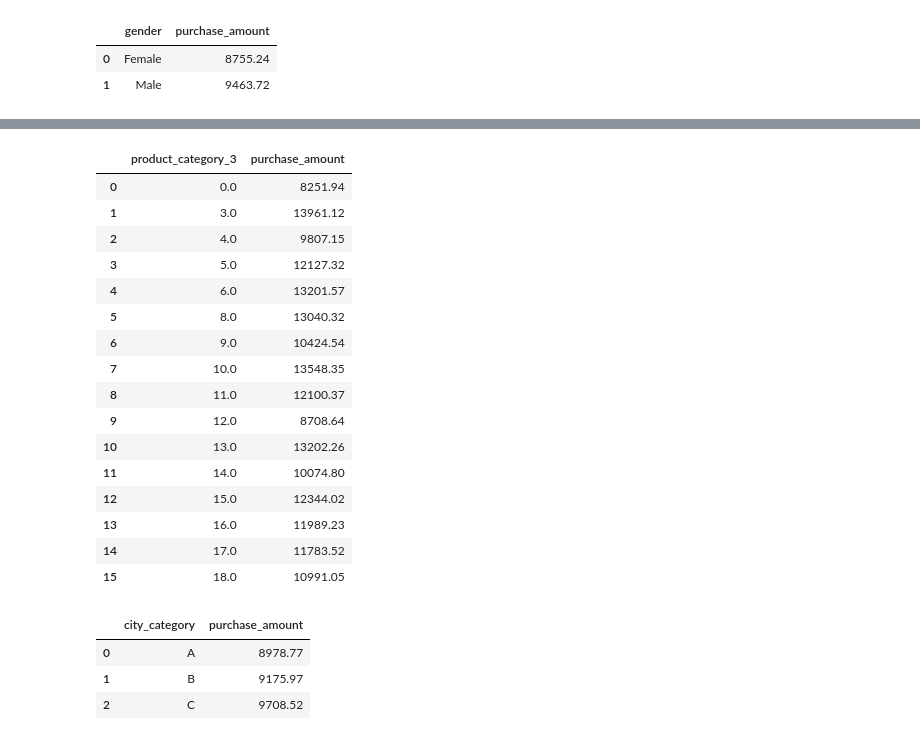
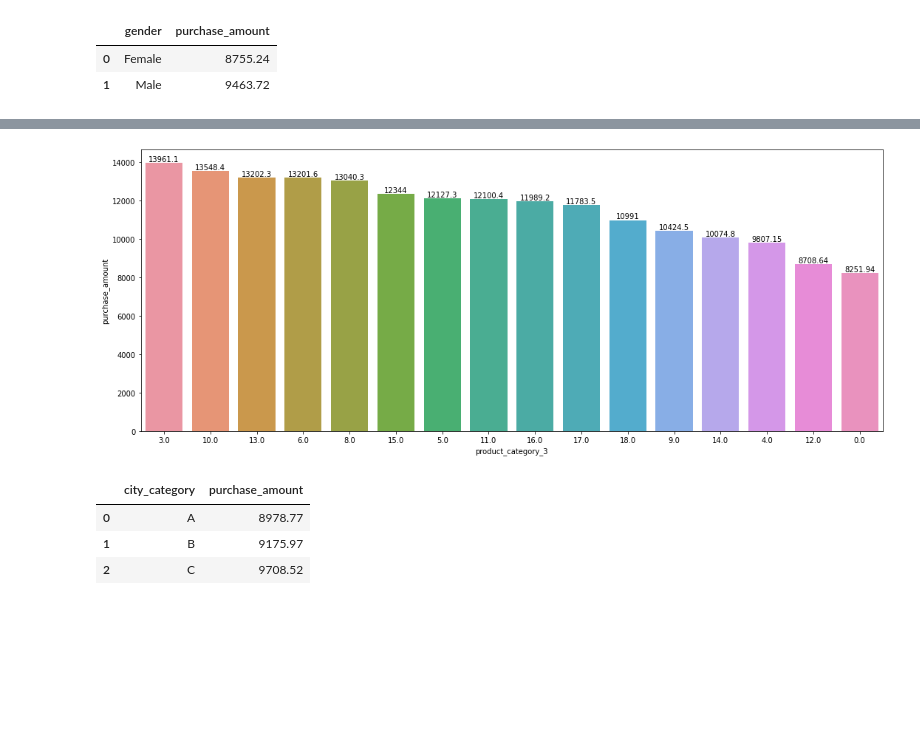
Before and after one commit to kirandhasade/Black_Friday_Analysis, a Jupyter notebook: Black friday.ipynb, the cells around one changed output, grey strips where cells are left out. Drawn from its saved outputs; the diff is of its cells as text; code cells hidden in the pictures; blank space fills up the shorter version.

```diff
--- a/Black friday.ipynb
+++ b/Black friday.ipynb
@@ -505,23 +491,7 @@ analysis_df.groupby('product_category_2')['purchase_amount'].mean().reset_index(
-# %%
-analysis_df.groupby('product_category_3')['purchase_amount'].mean().reset_index().round(2)
-# %% [output]
-|  | product_category_3 | purchase_amount |
-| 0 | 0.0 | 8251.94 |
-| 1 | 3.0 | 13961.12 |
-| 2 | 4.0 | 9807.15 |
-| 3 | 5.0 | 12127.32 |
-| 4 | 6.0 | 13201.57 |
-| 5 | 8.0 | 13040.32 |
-| 6 | 9.0 | 10424.54 |
-| 7 | 10.0 | 13548.35 |
-| 8 | 11.0 | 12100.37 |
-| 9 | 12.0 | 8708.64 |
-| 10 | 13.0 | 13202.26 |
-| 11 | 14.0 | 10074.80 |
-| 12 | 15.0 | 12344.02 |
-| 13 | 16.0 | 11989.23 |
-| 14 | 17.0 | 11783.52 |
-| 15 | 18.0 | 10991.05 |
+# %%
+chart_by_avg_product_category(dataframe = analysis_df, cat_col_name = 'product_category_3')
+# %% [output]
+[figure, added]
 # %%
 ### Q.9 What average spend on each city?
 # %%
```
Also changed, not shown: parts of 13 cells of this notebook.
